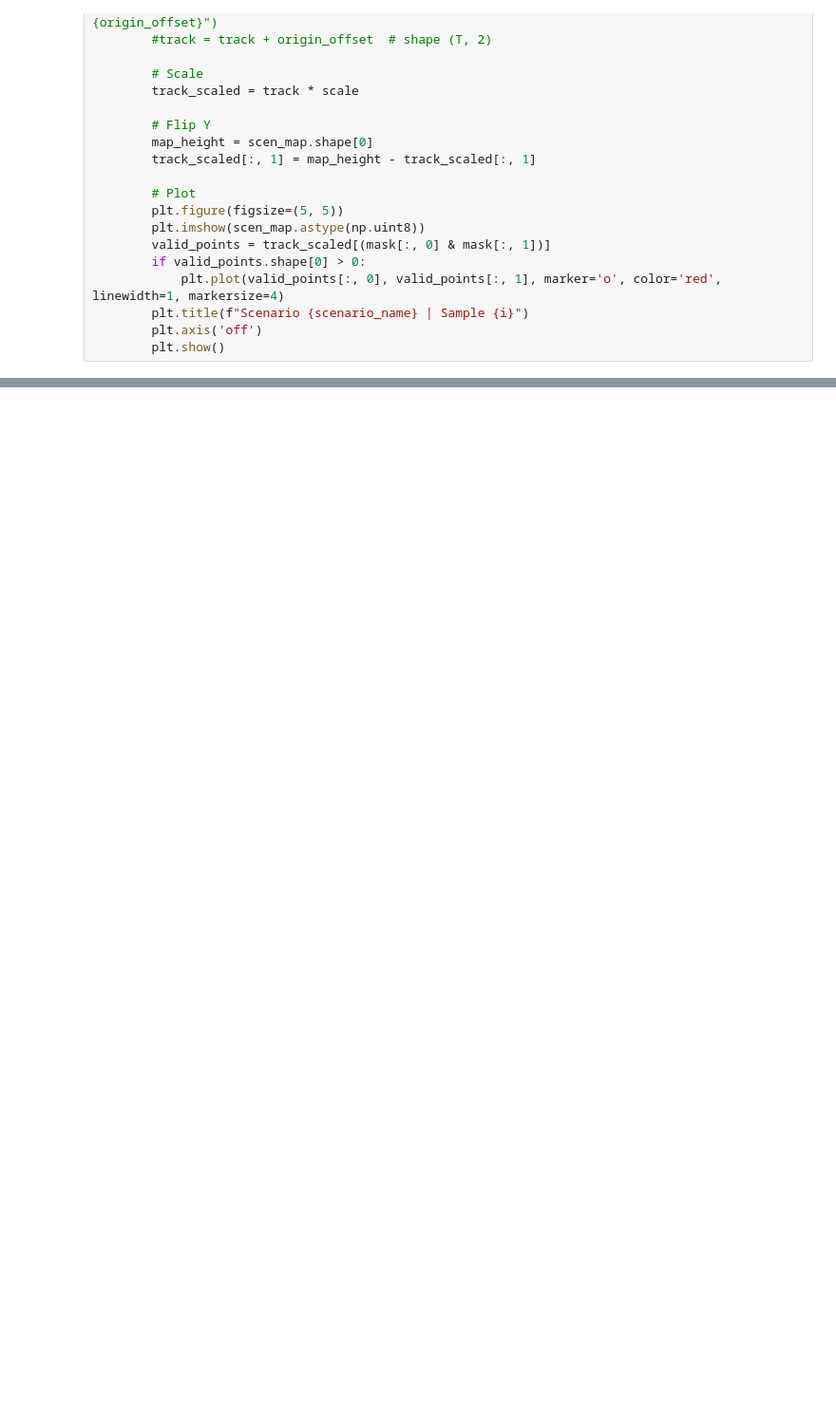
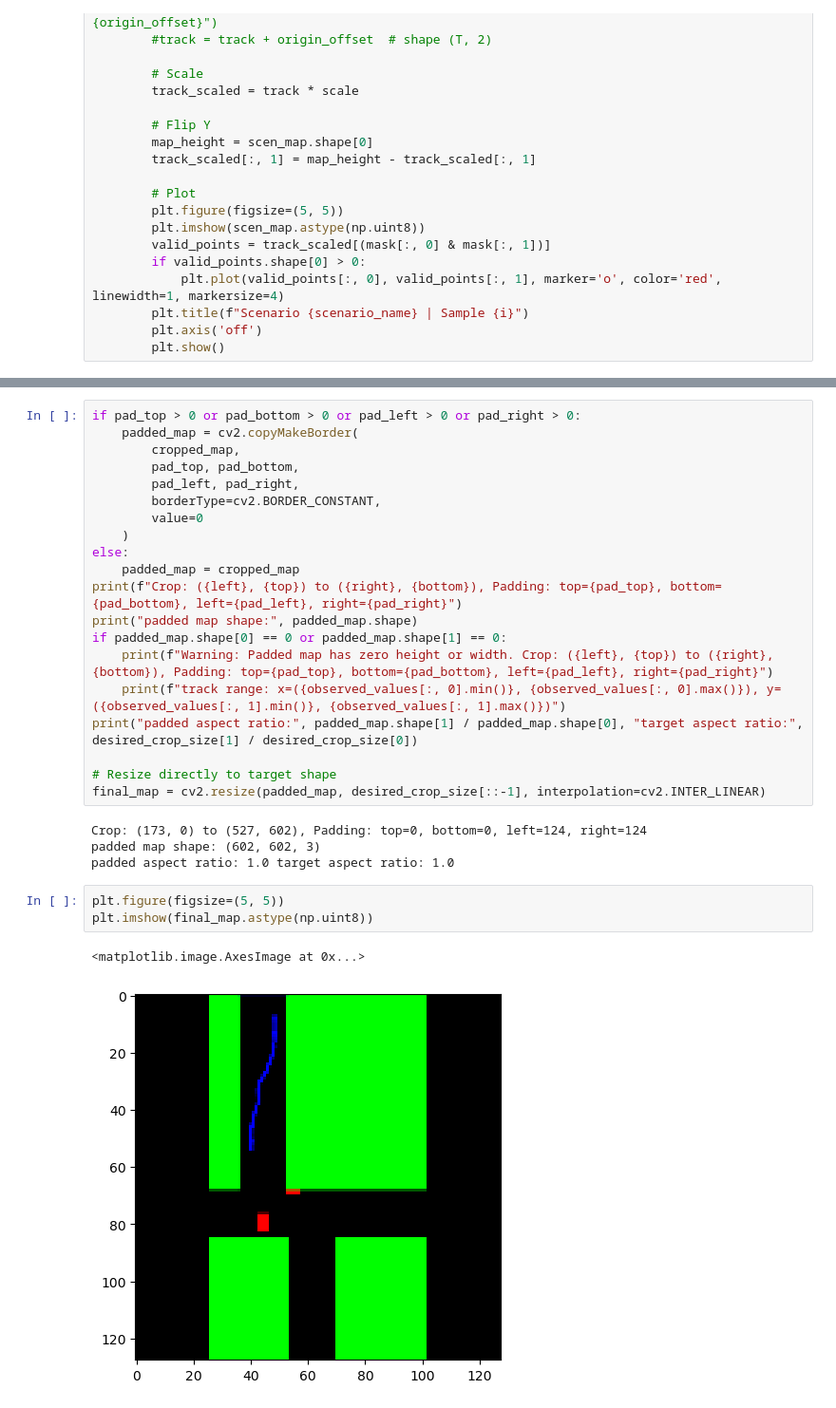
Before and after one commit to hxguo332/CSDI_social-interaction, a Jupyter notebook: visualize_dataset.ipynb, the cells around one changed output, grey strips where cells are left out. Shown: that part at 95% size. Saved outputs shown, nothing was run; the diff lists cells and outputs as text; blank space fills up the shorter version.

```diff
--- a/visualize_dataset.ipynb
+++ b/visualize_dataset.ipynb
@@ -135,0 +324,30 @@ def test_augmented_dataset_visualization(data_length, scenarios, data_folder, nu
+# %%
+if pad_top > 0 or pad_bottom > 0 or pad_left > 0 or pad_right > 0:
+    padded_map = cv2.copyMakeBorder(
+        cropped_map,
+        pad_top, pad_bottom,
+        pad_left, pad_right,
+        borderType=cv2.BORDER_CONSTANT,
+        value=0
+    )
+else:
+    padded_map = cropped_map
+print(f"Crop: ({left}, {top}) to ({right}, {bottom}), Padding: top={pad_top}, bottom={pad_bottom}, left={pad_left}, right={pad_right}")
+print("padded map shape:", padded_map.shape)
+if padded_map.shape[0] == 0 or padded_map.shape[1] == 0:
+    print(f"Warning: Padded map has zero height or width. Crop: ({left}, {top}) to ({right}, {bottom}), Padding: top={pad_top}, bottom={pad_bottom}, left={pad_left}, right={pad_right}")
+    print(f"track range: x=({observed_values[:, 0].min()}, {observed_values[:, 0].max()}), y=({observed_values[:, 1].min()}, {observed_values[:, 1].max()})")
+print("padded aspect ratio:", padded_map.shape[1] / padded_map.shape[0], "target aspect ratio:", desired_crop_size[1] / desired_crop_size[0])
+
+# Resize directly to target shape
+final_map = cv2.resize(padded_map, desired_crop_size[::-1], interpolation=cv2.INTER_LINEAR)
+# %% [output]
+Crop: (173, 0) to (527, 602), Padding: top=0, bottom=0, left=124, right=124
+padded map shape: (602, 602, 3)
+padded aspect ratio: 1.0 target aspect ratio: 1.0
+# %%
+plt.figure(figsize=(5, 5))
+plt.imshow(final_map.astype(np.uint8))
+# %% [output]
+<matplotlib.image.AxesImage at 0x...>
+[figure, added]
```
Also changed, not shown: parts of 19 cells of this notebook, 2 other files.
